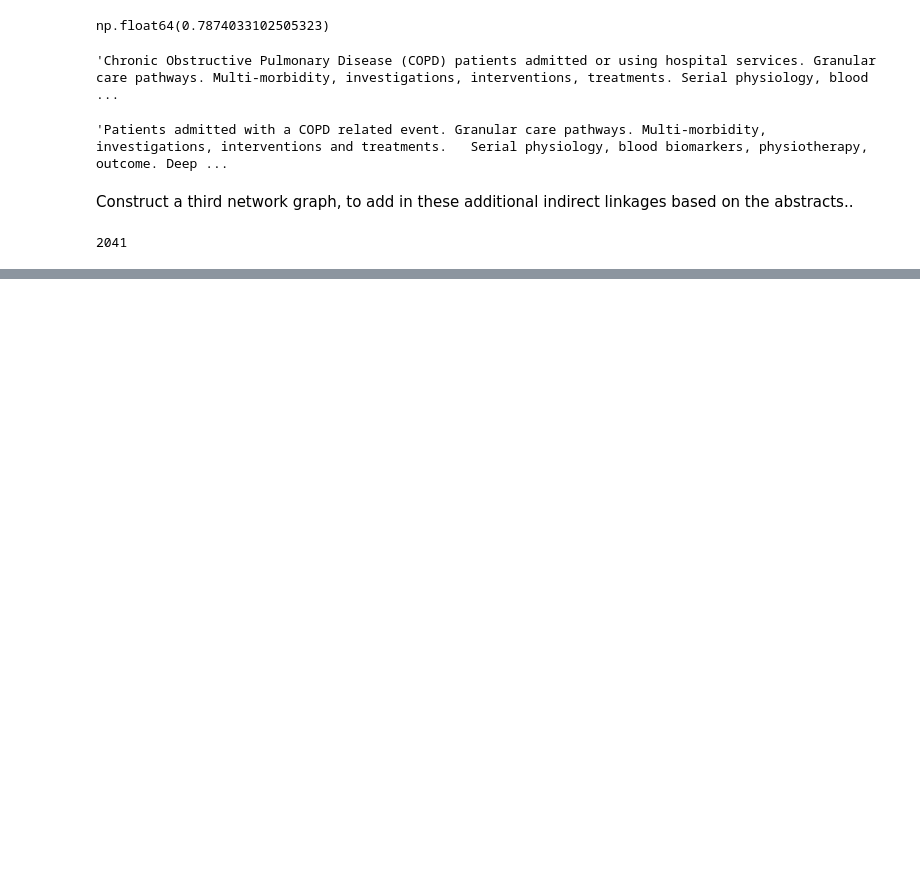
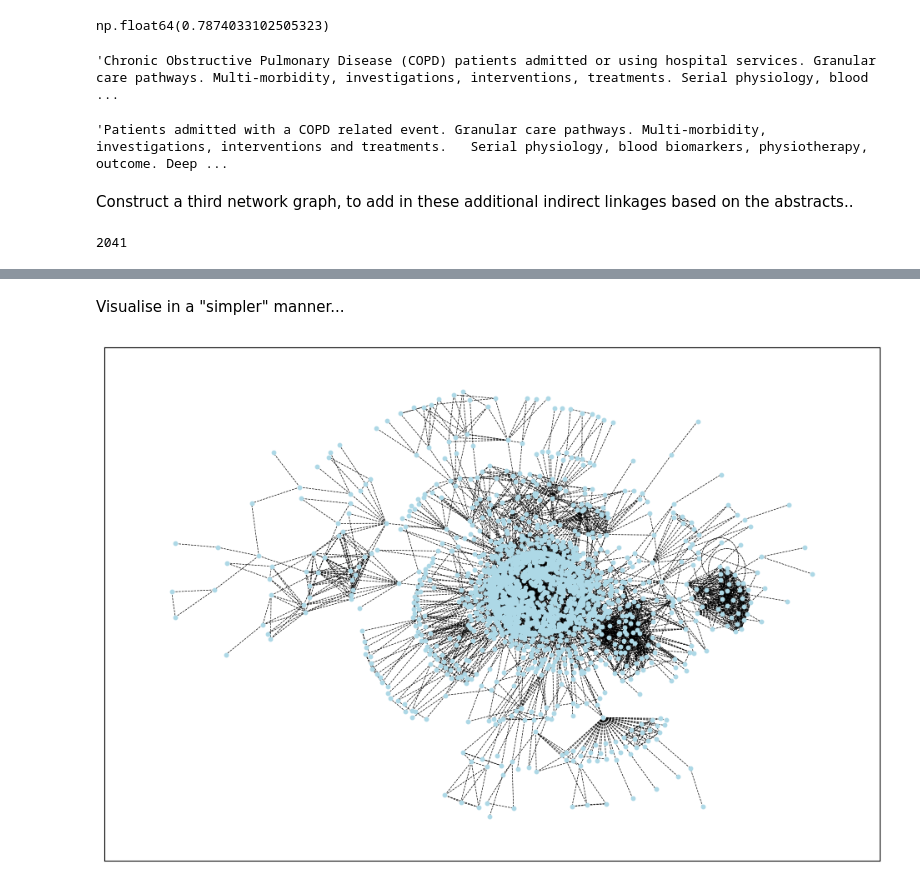
Before and after one commit to HDRUK/hackathon-entity-linkage, a Jupyter notebook: Python Demo.ipynb, the cells around one changed output, grey strips where cells are left out. Drawn from its saved outputs; the diff is of its cells as text; code cells hidden in the pictures; blank space fills up the shorter version.

```diff
--- a/Python Demo.ipynb
+++ b/Python Demo.ipynb
@@ -466,13 +466,22 @@ G3 = copy.deepcopy(G2)
 for i,j in high_similarity_indices:
     source = f"dataset_{datasets[i]['id']}"
     target = f"dataset_{datasets[j]['id']}"
-    G3.add_edge(source, target, color='red')
+    G3.add_edge(source, target, color='red', weight=0.5)
 
 isolated_nodes = list(nx.isolates(G3))
 G3.remove_nodes_from(isolated_nodes)
 len(G3.nodes)
 # %% [output]
 2041
+# %%
+for i,j in high_similarity_indices:
+    source = f"dataset_{datasets[i]['id']}"
+    target = f"dataset_{datasets[j]['id']}"
+    G3.add_edge(source, target, color='red')
+
+isolated_nodes = list(nx.isolates(G3))
+G3.remove_nodes_from(isolated_nodes)
+len(G3.nodes)
 # %%
 net = Network(notebook=True)
 net.from_nx(G3)
@@ -490,3 +499,21 @@ net.show("./public/direct_linkages_and_indirect.html")
 Warning: When  cdn_resources is 'local' jupyter notebook has issues displaying graphics on chrome/safari. Use cdn_resources='in_line' or cdn_resources='remote' if you have issues viewing graphics in a ...
 ./public/direct_linkages_and_indirect.html
 [interactive output not drawn]
+# %% [markdown]
+Visualise in a "simpler" manner...
+# %%
+import matplotlib.pyplot as plt
+plt.figure(figsize=(12, 8))
+pos = nx.kamada_kawai_layout(G3)
+
+nx.draw_networkx_nodes(G3, pos, node_size=10, node_color='lightblue')
+
+edges = G3.edges()
+edge_colors = ['black' for _ in edges]
+edge_styles = ['--' for _ in edges]
+nx.draw_networkx_edges(G3, pos, edgelist=edges, edge_color=edge_colors, style='--', width=0.5)
+
+
+plt.show()
+# %% [output]
+[figure, added]
```
